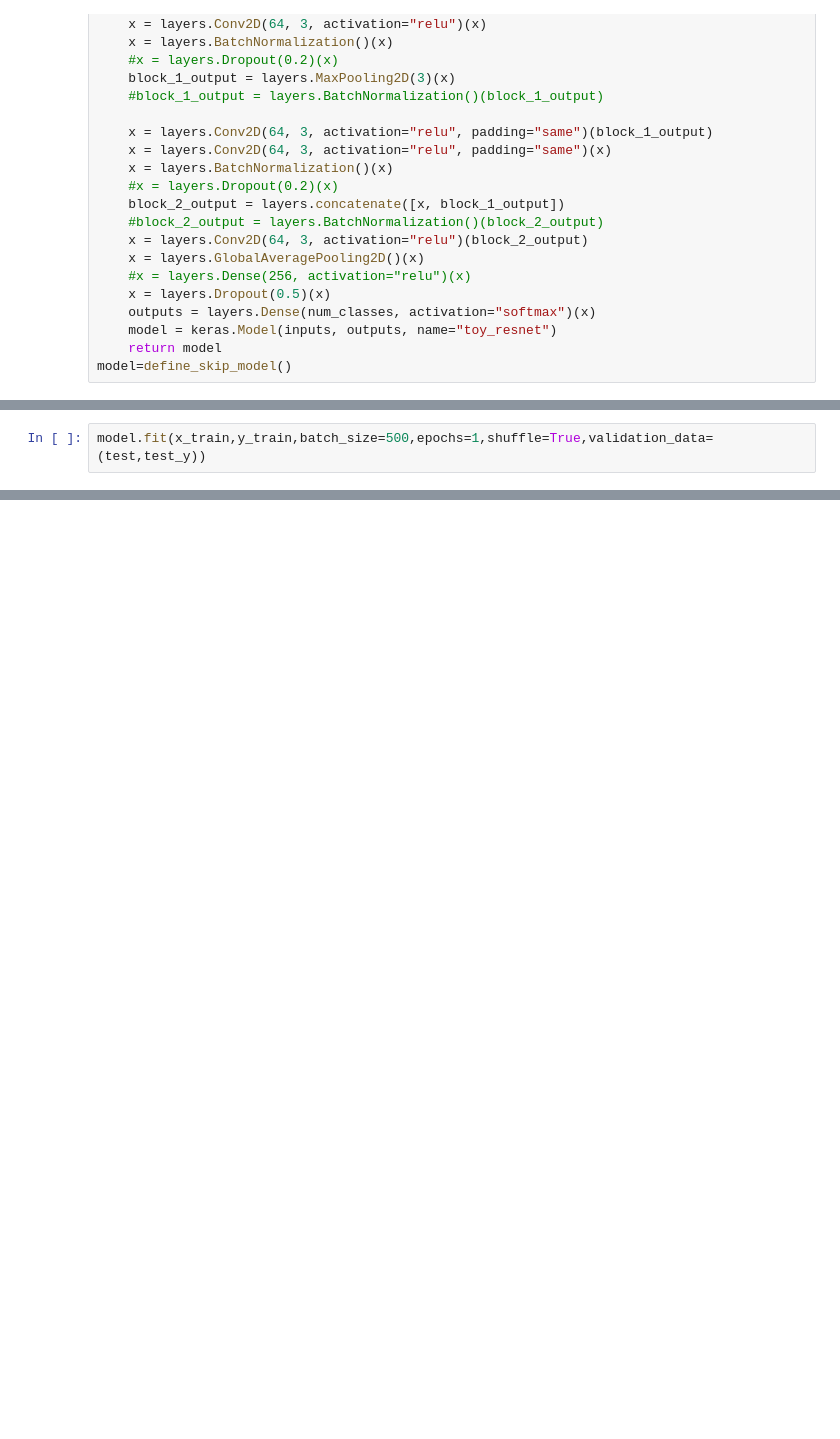
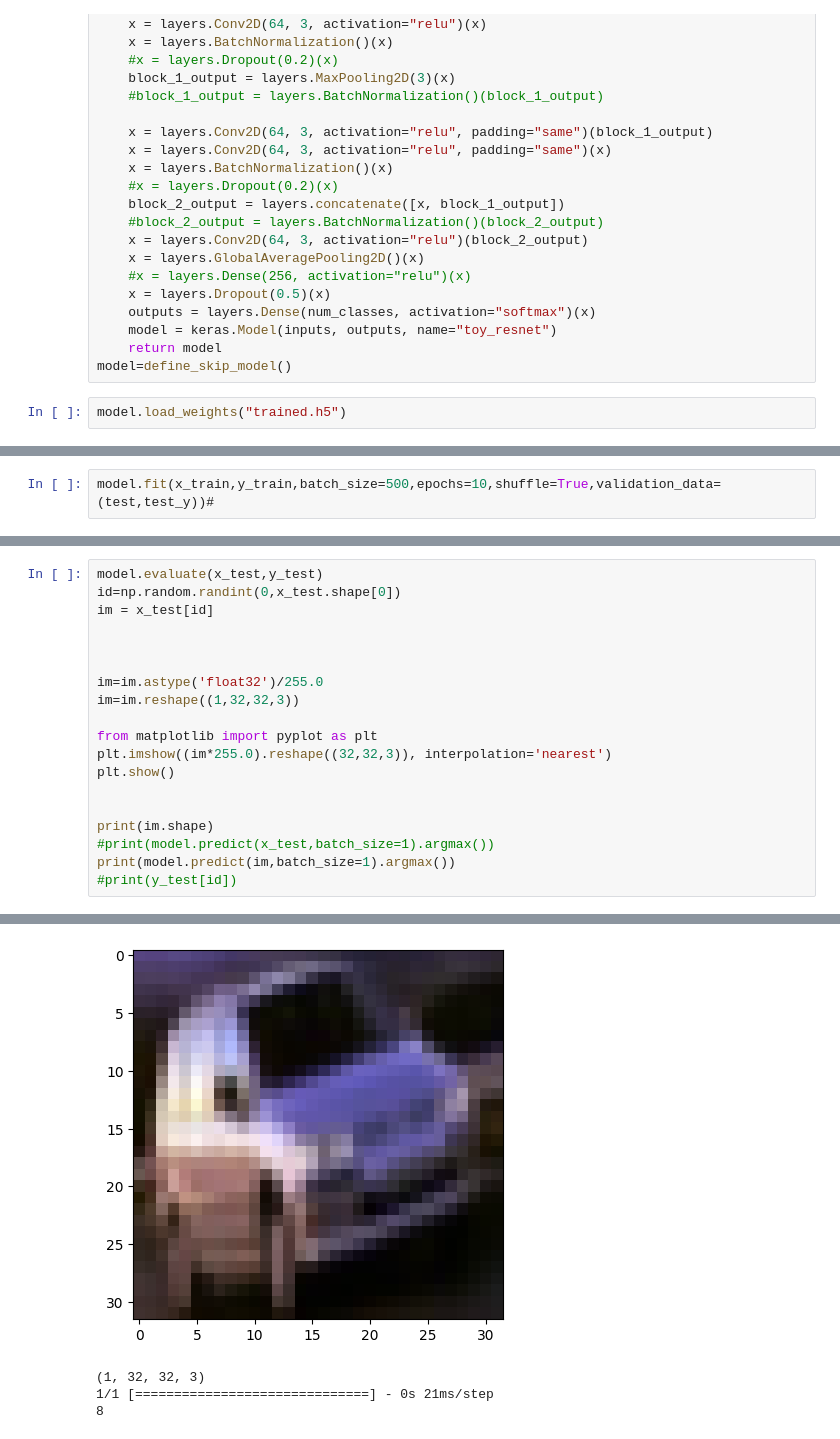
Before and after one commit to pkorytkin/Tensorflow_FKI_fall_2022, a Jupyter notebook: 2022.12.02/VanDataset.ipynb, the cells around one changed output, grey strips where cells are left out. Drawn from its saved outputs; the diff is of its cells as text; blank space fills up the shorter version.

```diff
--- a/2022.12.02/VanDataset.ipynb
+++ b/2022.12.02/VanDataset.ipynb
@@ -148,6 +160,8 @@ def define_skip_model():
     model = keras.Model(inputs, outputs, name="toy_resnet")
     return model
 model=define_skip_model()
+# %%
+model.load_weights("trained.h5")
 # %%
 model.compile(
     loss=losses.CategoricalCrossentropy(),
@@ -164,3 +176,3 @@ model.s
 # %%
-model.fit(x_train,y_train,batch_size=500,epochs=1,shuffle=True,validation_data=(test,test_y))
+model.fit(x_train,y_train,batch_size=500,epochs=10,shuffle=True,validation_data=(test,test_y))#
 # %% [output]
@@ -180,0 +225,20 @@ print(model.predict(im,batch_size=1).argmax())
+# %%
+model.evaluate(x_test,y_test)
+id=np.random.randint(0,x_test.shape[0])
+im = x_test[id]
+
+
+
+im=im.astype('float32')/255.0
+im=im.reshape((1,32,32,3))
+
+from matplotlib import pyplot as plt
+plt.imshow((im*255.0).reshape((32,32,3)), interpolation='nearest')
+plt.show()
+
+
+print(im.shape)
+#print(model.predict(x_test,batch_size=1).argmax())
+print(model.predict(im,batch_size=1).argmax())
+#print(y_test[id])
+# %% [output]
@@ -180,0 +246,4 @@ print(model.predict(im,batch_size=1).argmax())
+[figure, added]
+(1, 32, 32, 3)
+1/1 [==============================] - 0s 21ms/step
+8
```
Also changed, not shown: parts of 7 cells of this notebook, 11 other files.
